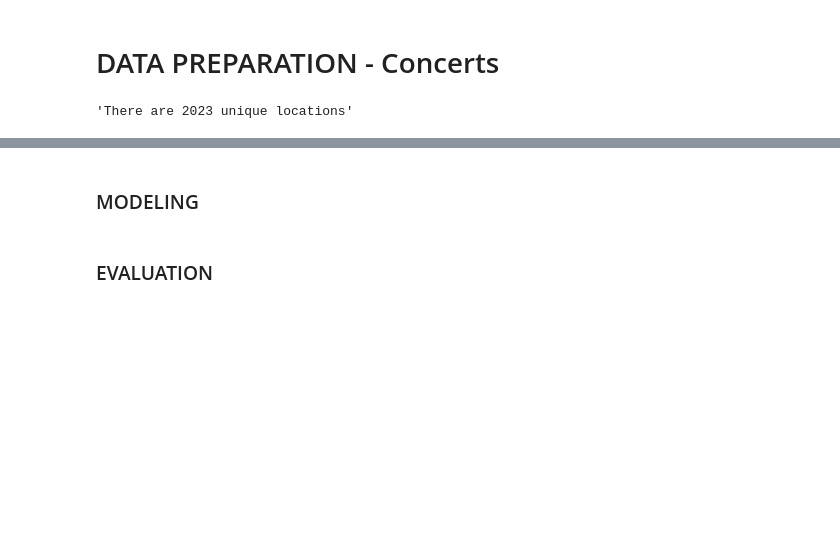
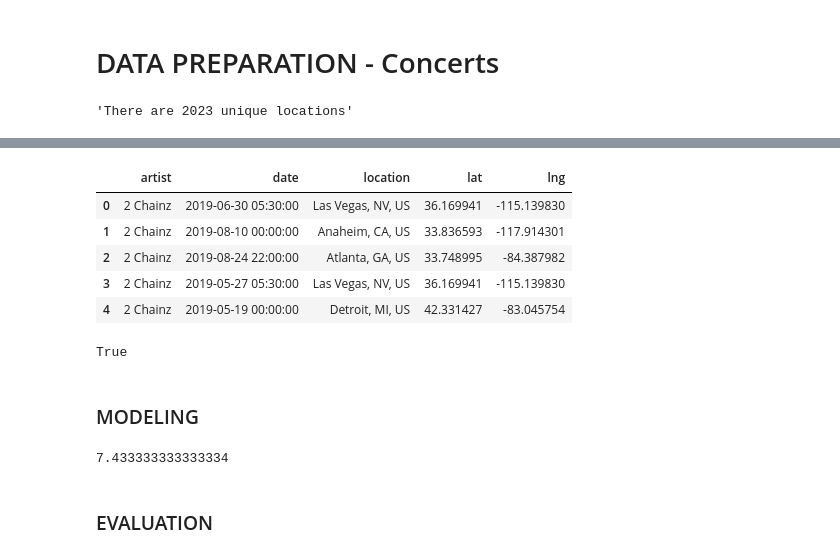
Before and after one commit to Patrickbfuller/solve_music_probs, a Jupyter notebook: up_next/walkthrough.ipynb, the cells around one changed output, grey strips where cells are left out. Saved outputs shown, nothing was run; the diff lists cells and outputs as text; code cells hidden in the pictures; blank space fills up the shorter version.

```diff
--- a/up_next/walkthrough.ipynb
+++ b/up_next/walkthrough.ipynb
@@ -168,0 +203,12 @@ f'There are {len(unique_locations)} unique locations'
+# %%
+concerts_w_coords = pd.merge(trimmed_concerts, locations_w_coords, on='location', how='left')
+display(concerts_w_coords.head())
+len(trimmed_concerts) == len(concerts_w_coords)     # Sanity Check for merge quality
+# %% [output]
+|  | artist | date | location | lat | lng |
+| 0 | 2 Chainz | 2019-06-30 05:30:00 | Las Vegas, NV, US | 36.169941 | -115.139830 |
+| 1 | 2 Chainz | 2019-08-10 00:00:00 | Anaheim, CA, US | 33.836593 | -117.914301 |
+| 2 | 2 Chainz | 2019-08-24 22:00:00 | Atlanta, GA, US | 33.748995 | -84.387982 |
+| 3 | 2 Chainz | 2019-05-27 05:30:00 | Las Vegas, NV, US | 36.169941 | -115.139830 |
+| 4 | 2 Chainz | 2019-05-19 00:00:00 | Detroit, MI, US | 42.331427 | -83.045754 |
+True
@@ -169,5 +217,9 @@ f'There are {len(unique_locations)} unique locations'
 # %% [markdown]
 ### MODELING
+# %%
+446/60
+# %% [output]
+7.433333333333334
 # %% [markdown]
 ### EVALUATION
 # %% [markdown]
```
Also changed, not shown: parts of 11 cells of this notebook, 2 other files.
